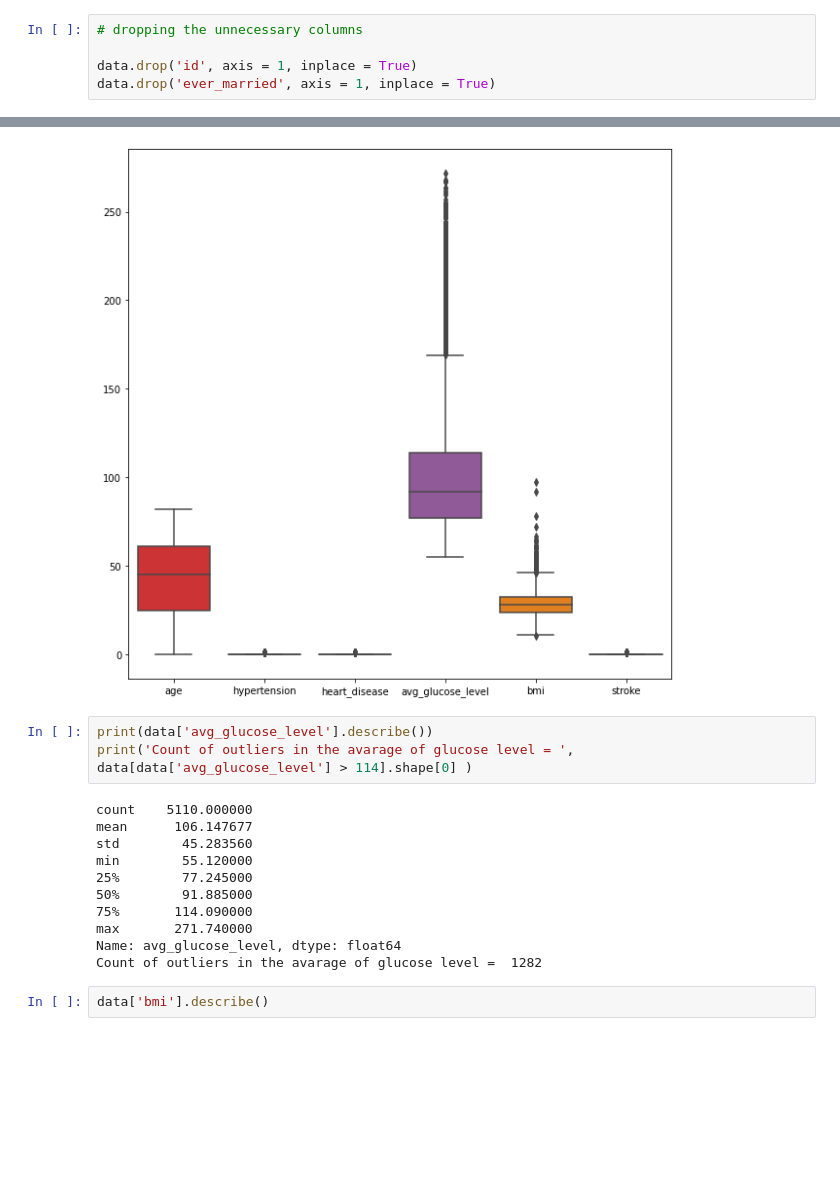
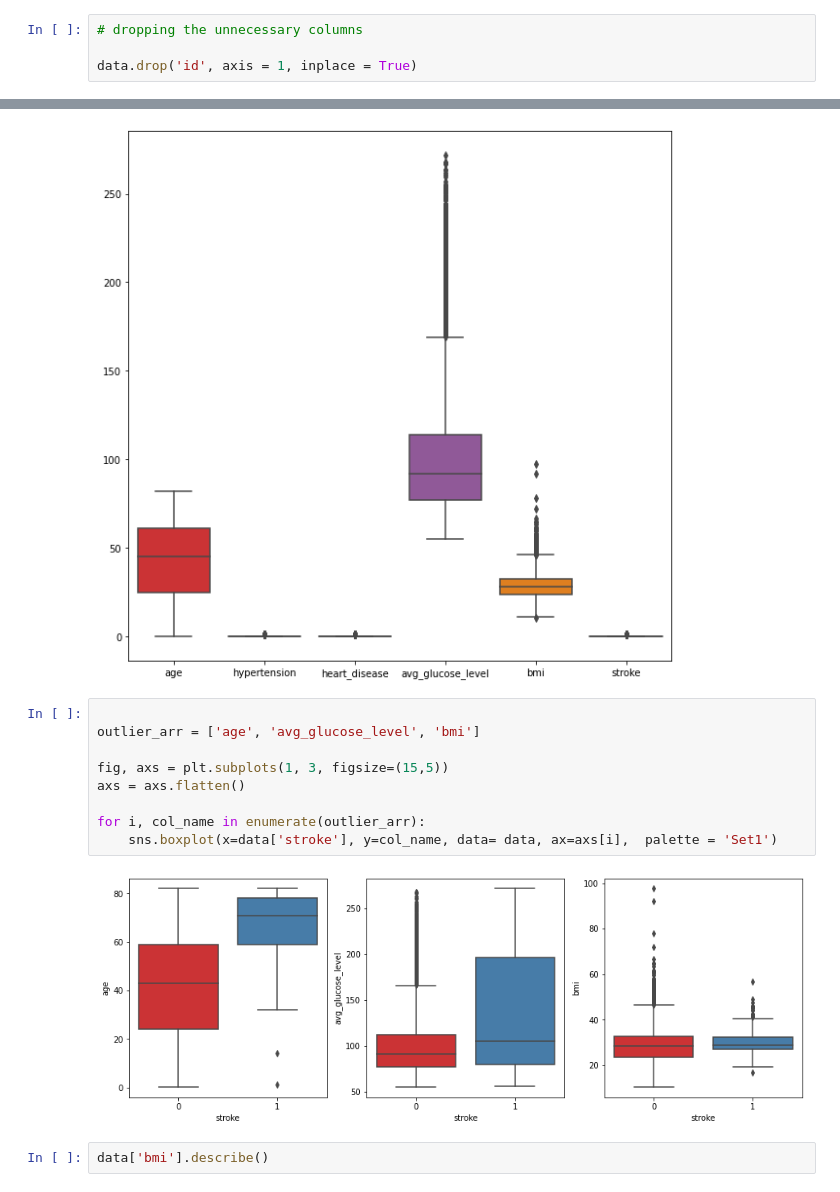
Before and after one commit to AyalaBouhnik/Stroke-Prediction, a Jupyter notebook: stoke_pridiction_ML.ipynb, the cells around one changed output, grey strips where cells are left out. Cells and saved outputs as stored; diff of their text form; blank space fills up the shorter version.

```diff
--- a/stoke_pridiction_ML.ipynb
+++ b/stoke_pridiction_ML.ipynb
@@ -105,7 +105,6 @@ dtype: int64
 # dropping the unnecessary columns
 
 data.drop('id', axis = 1, inplace = True)
-data.drop('ever_married', axis = 1, inplace = True)
 # %%
 data.shape
 # %% [output]
@@ -118,20 +117,17 @@ sns.boxplot(data = data, palette = 'Set1')
 plt.show();
 # %% [output]
 [figure]
-# %%
-print(data['avg_glucose_level'].describe())
-print('Count of outliers in the avarage of glucose level = ', data[data['avg_glucose_level'] > 114].shape[0] )
-# %% [output]
-count    5110.000000
-mean      106.147677
-std        45.283560
-min        55.120000
-25%        77.245000
-50%        91.885000
-75%       114.090000
-max       271.740000
-Name: avg_glucose_level, dtype: float64
-Count of outliers in the avarage of glucose level =  1282
+# %%
+
+outlier_arr = ['age', 'avg_glucose_level', 'bmi']
+
+fig, axs = plt.subplots(1, 3, figsize=(15,5))
+axs = axs.flatten()
+
+for i, col_name in enumerate(outlier_arr):
+    sns.boxplot(x=data['stroke'], y=col_name, data= data, ax=axs[i],  palette = 'Set1')
+# %% [output]
+[figure, added]
 # %%
 data['bmi'].describe()
 # %% [output]
```
Also changed, not shown: parts of 21 cells of this notebook.
